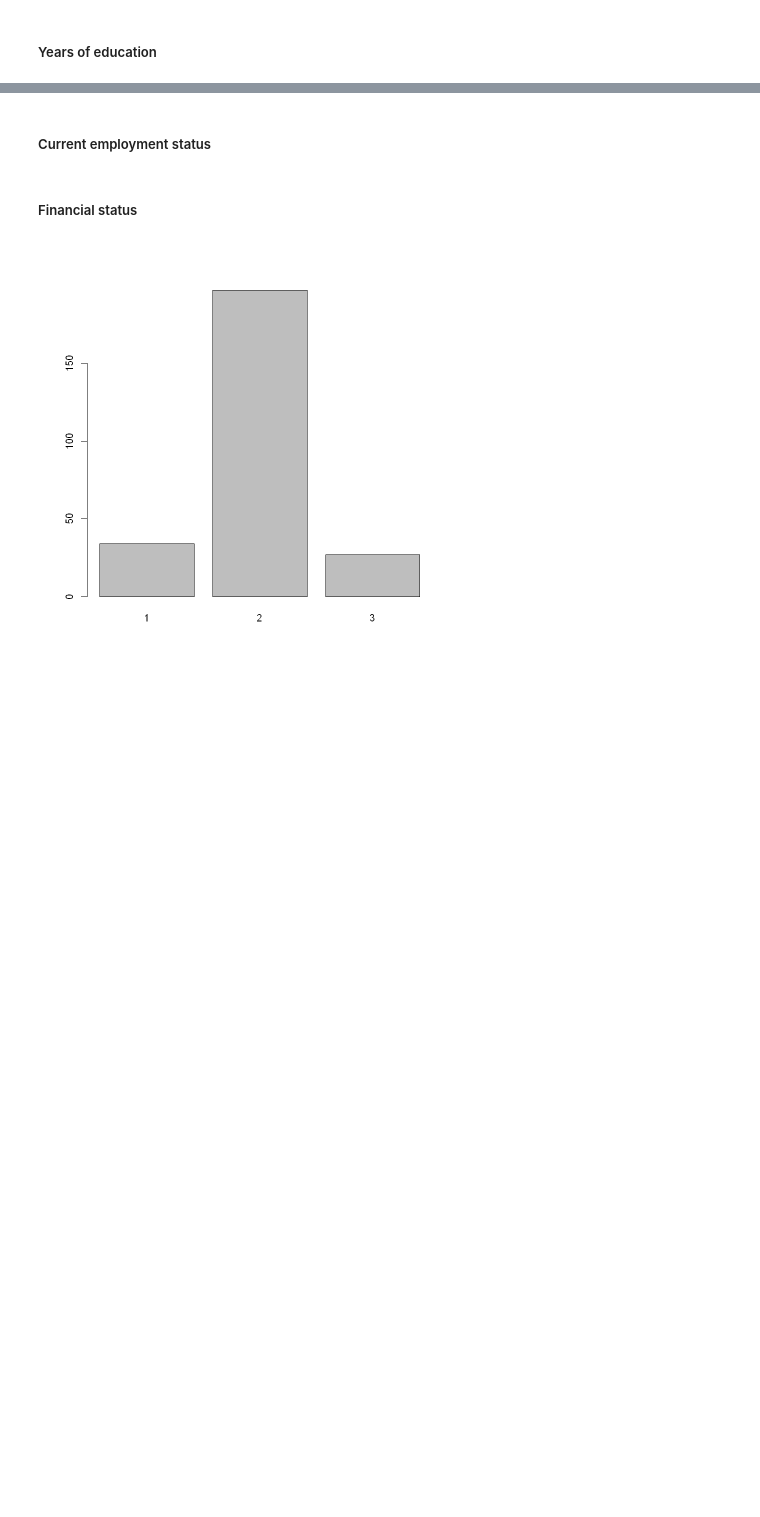
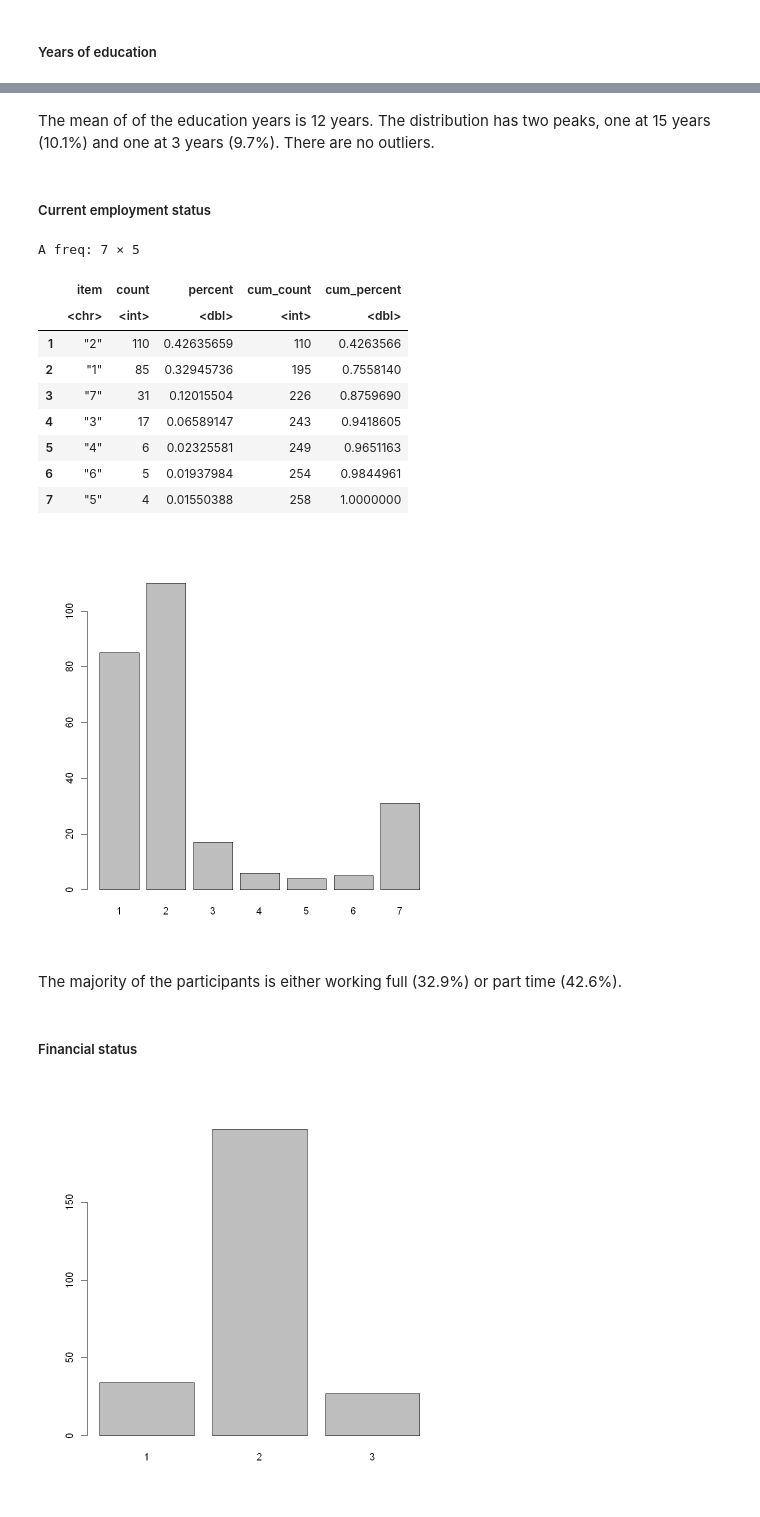
Before and after one commit to hannahmey/meyerhoff_DSP_S21, a Jupyter notebook: Final Project Hannah.ipynb, the cells around one changed output, grey strips where cells are left out. Cells and saved outputs as stored; diff of their text form; code cells hidden in the pictures; blank space fills up the shorter version.

```diff
--- a/Final Project Hannah.ipynb
+++ b/Final Project Hannah.ipynb
@@ -179,7 +171,6 @@ data$MehrlingsSS <- as.factor(data$MehrlingsSS)
 data$RisikoSS <- as.factor(data$RisikoSS)
 data$Einfluss_COV_Geburtsmet <- as.factor(data$Einfluss_COV_Geburtsmet)
 data$Gebkurs <- as.factor(data$Gebkurs)
-data$Kontakt_COVID_Infiz <- as.factor(data$Kontakt_COVID_Infiz)
 data$Diagnose <- as.factor(data$Diagnose)
 data$Verdacht_COVID <- as.factor(data$Verdacht_COVID)
 
@@ -346,3 +361,5 @@ boxplot(data$Ausbildungsjahre)
 [figure]
+# %% [markdown]
+The mean of of the education years is 12 years. The distribution has two peaks, one at 15 years (10.1%) and one at 3 years (9.7%). There are no outliers.
 # %% [markdown]
 ##### Current employment status
@@ -351,3 +366,20 @@ The majority
+# %%
+plot(data$Beschäftigungsgrad)
+freq(data$Beschäftigungsgrad)
+# %% [output]
+A freq: 7 × 5
+|  | item | count | percent | cum_count | cum_percent |
+|  | <chr> | <int> | <dbl> | <int> | <dbl> |
+| 1 | "2" | 110 | 0.42635659 | 110 | 0.4263566 |
+| 2 | "1" | 85 | 0.32945736 | 195 | 0.7558140 |
+| 3 | "7" | 31 | 0.12015504 | 226 | 0.8759690 |
+| 4 | "3" | 17 | 0.06589147 | 243 | 0.9418605 |
+| 5 | "4" | 6 | 0.02325581 | 249 | 0.9651163 |
+| 6 | "6" | 5 | 0.01937984 | 254 | 0.9844961 |
+| 7 | "5" | 4 | 0.01550388 | 258 | 1.0000000 |
+[figure, added]
+# %% [markdown]
+The majority of the participants is either working full (32.9%) or part time (42.6%).
 # %% [markdown]
 ##### Financial status
 # %%
```
Also changed, not shown: parts of 40 cells of this notebook.
